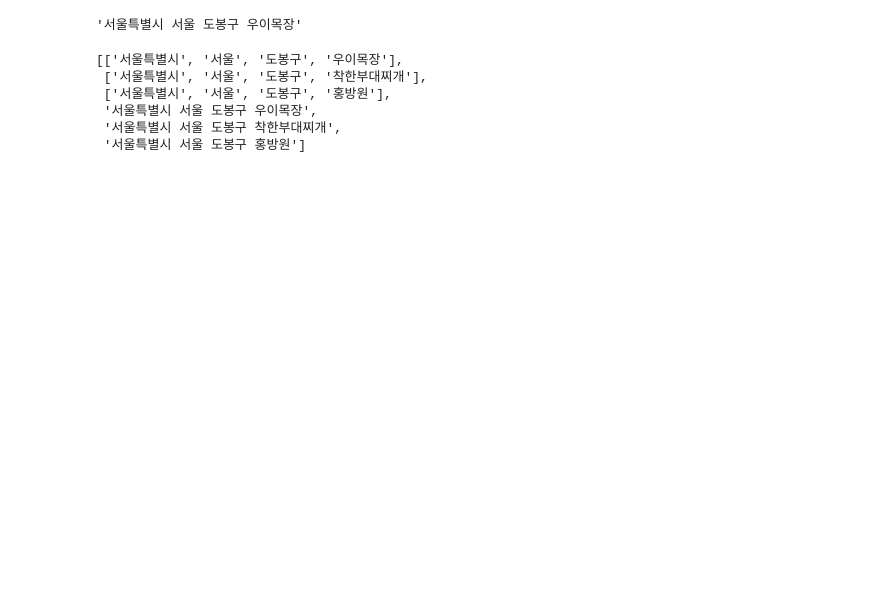
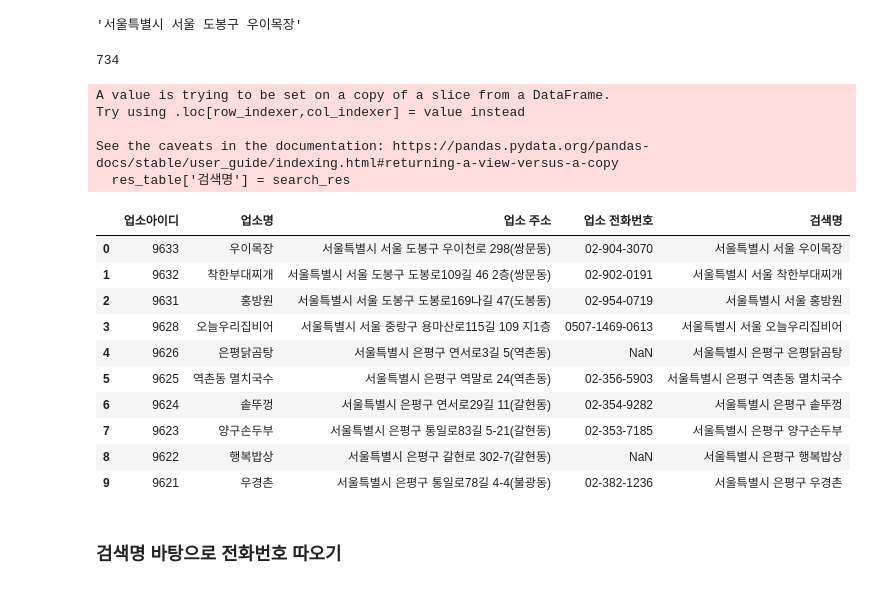
Before and after one commit to seojeon9/MultiCampus, a Jupyter notebook: PythonEx/데이터 시각화 프로젝트/별점크롤링.ipynb, the cells around one changed output. Saved outputs shown, nothing was run; the diff lists cells and outputs as text; code cells hidden in the pictures; blank space fills up the shorter version.

```diff
--- a/PythonEx/데이터 시각화 프로젝트/별점크롤링.ipynb
+++ b/PythonEx/데이터 시각화 프로젝트/별점크롤링.ipynb
@@ -36,0 +37,2 @@ Index(['업소명', '업소 주소', '업소 전화번호'], dtype='object')
+# %%
+res_table = res_table[['업소아이디','업소명','업소 주소','업소 전화번호']]
@@ -87,0 +92,6 @@ print(len(res_table[res_table['업소 전화번호'].isnull()]))
+# %%
+res_table.loc[res_table['업소 전화번호'].isnull(), '업소 전화번호'] = '-'
+res_table.loc[res_table['업소 전화번호'] == '없음', '업소 전화번호'] = '-'
+res_table.loc[res_table['업소 전화번호'] =='02', '업소 전화번호'] = '-'
+res_table.loc[res_table['업소 전화번호'] =='02.', '업소 전화번호'] = '-'
+res_table.loc[res_table['업소 전화번호'] == '김용산', '업소 전화번호'] = '-'
@@ -150,17 +210,37 @@ for i in tqdm_notebook(res_table.index) :
     addr.append(res_table['업소명'][i])
     search_res.append(addr)
 # %%
-for i in range(3) :
-    addr = res_table['업소 주소'][i].split(' ')[:3]
+for i in res_table.index :
+    addr = res_table['업소 주소'][i].split(' ')[:2]
     addr.append(res_table['업소명'][i])
     str = " ".join(addr)
     search_res.append(str)
-# %%
-search_res
-# %% [output]
-[['서울특별시', '서울', '도봉구', '우이목장'],
- ['서울특별시', '서울', '도봉구', '착한부대찌개'],
- ['서울특별시', '서울', '도봉구', '홍방원'],
- '서울특별시 서울 도봉구 우이목장',
- '서울특별시 서울 도봉구 착한부대찌개',
- '서울특별시 서울 도봉구 홍방원']
+# %%
+len(search_res)
+len(res_table)
+# %% [output]
+734
+# %%
+res_table['검색명'] = search_res
+# %% [output]
+A value is trying to be set on a copy of a slice from a DataFrame.
+Try using .loc[row_indexer,col_indexer] = value instead
+
+See the caveats in the documentation: https://pandas.pydata.org/pandas-docs/stable/user_guide/indexing.html#returning-a-view-versus-a-copy
+  res_table['검색명'] = search_res
+# %%
+res_table.head(10)
+# %% [output]
+|  | 업소아이디 | 업소명 | 업소 주소 | 업소 전화번호 | 검색명 |
+| 0 | 9633 | 우이목장 | 서울특별시 서울 도봉구 우이천로 298(쌍문동) | 02-904-3070 | 서울특별시 서울 우이목장 |
+| 1 | 9632 | 착한부대찌개 | 서울특별시 서울 도봉구 도봉로109길 46 2층(쌍문동) | 02-902-0191 | 서울특별시 서울 착한부대찌개 |
+| 2 | 9631 | 홍방원 | 서울특별시 서울 도봉구 도봉로169나길 47(도봉동) | 02-954-0719 | 서울특별시 서울 홍방원 |
+| 3 | 9628 | 오늘우리집비어 | 서울특별시 서울 중랑구 용마산로115길 109 지1층 | 0507-1469-0613 | 서울특별시 서울 오늘우리집비어 |
+| 4 | 9626 | 은평닭곰탕 | 서울특별시 은평구 연서로3길 5(역촌동) | NaN | 서울특별시 은평구 은평닭곰탕 |
+| 5 | 9625 | 역촌동 멸치국수 | 서울특별시 은평구 역말로 24(역촌동) | 02-356-5903 | 서울특별시 은평구 역촌동 멸치국수 |
+| 6 | 9624 | 솥뚜껑 | 서울특별시 은평구 연서로29길 11(갈현동) | 02-354-9282 | 서울특별시 은평구 솥뚜껑 |
+| 7 | 9623 | 양구손두부 | 서울특별시 은평구 통일로83길 5-21(갈현동) | 02-353-7185 | 서울특별시 은평구 양구손두부 |
+| 8 | 9622 | 행복밥상 | 서울특별시 은평구 갈현로 302-7(갈현동) | NaN | 서울특별시 은평구 행복밥상 |
+| 9 | 9621 | 우경촌 | 서울특별시 은평구 통일로78길 4-4(불광동) | 02-382-1236 | 서울특별시 은평구 우경촌 |
+# %% [markdown]
+### 검색명 바탕으로 전화번호 따오기
```
Also changed, not shown: parts of 33 cells of this notebook, 3 other files.
